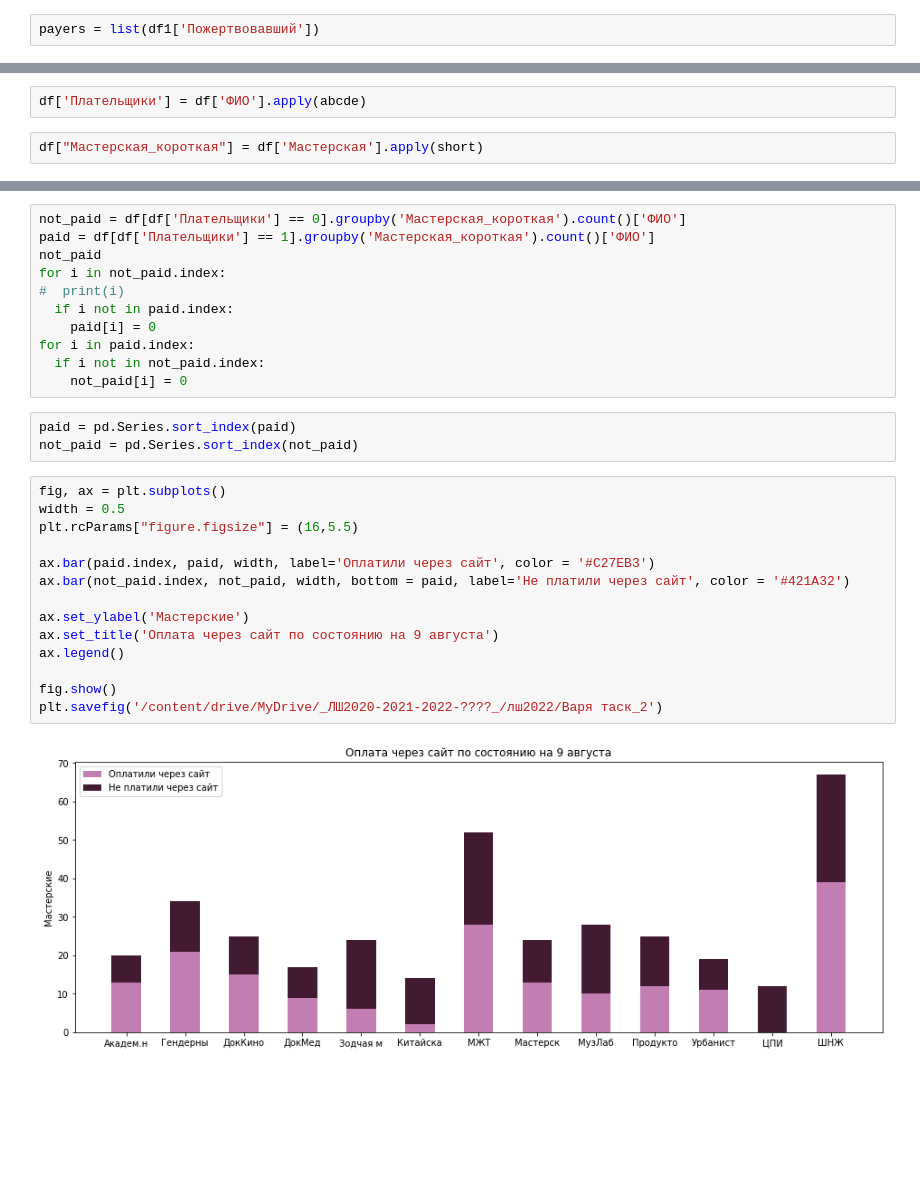
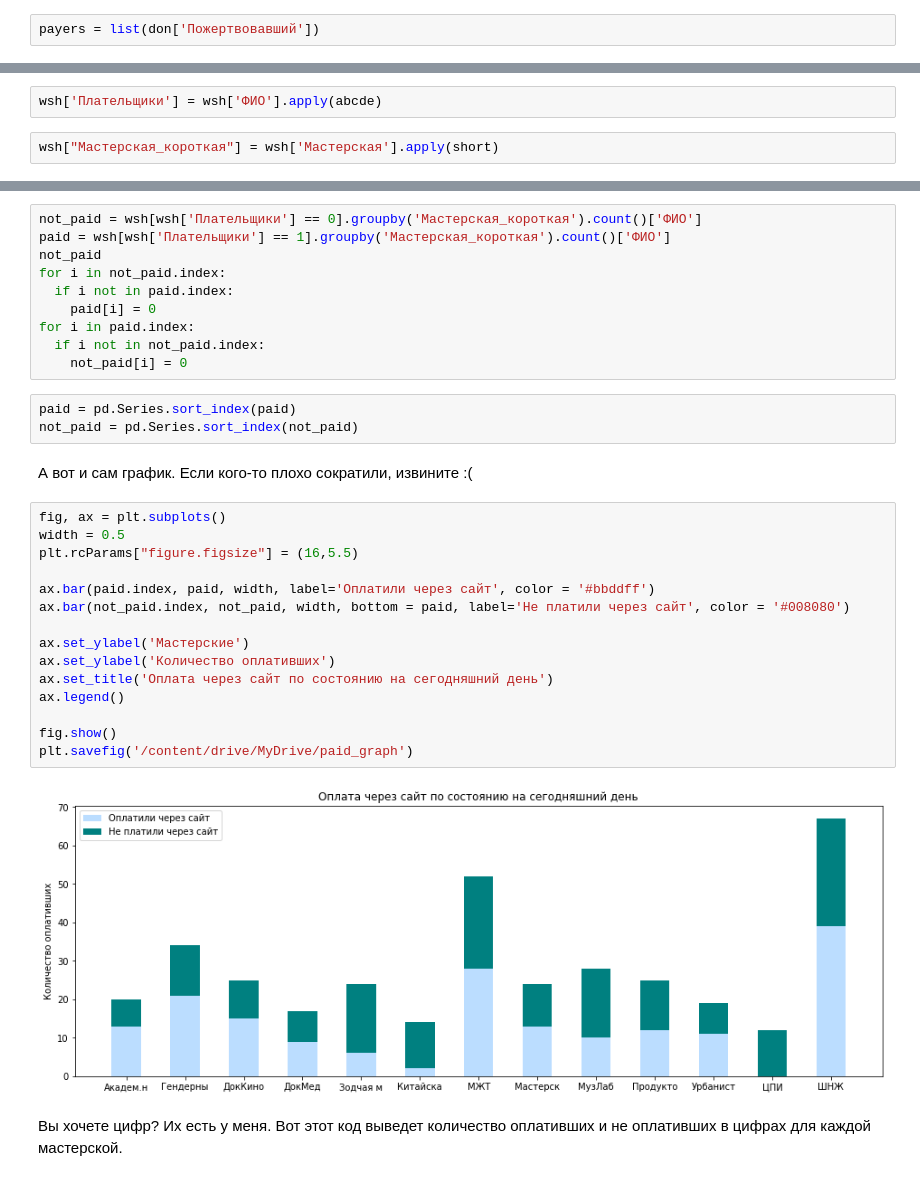
Before and after one commit to arstotrix/lsh-digital-collector, a Jupyter notebook: digital_repo.ipynb, the cells around one changed output, grey strips where cells are left out. Saved outputs shown, nothing was run; the diff lists cells and outputs as text; blank space fills up the shorter version.

```diff
--- a/digital_repo.ipynb
+++ b/digital_repo.ipynb
@@ -56,3 +64,3 @@ df
 # %%
-payers = list(df1['Пожертвовавший'])
+payers = list(don['Пожертвовавший'])
 # %%
@@ -67,4 +81,4 @@ def short(a):
 # %%
-df['Плательщики'] = df['ФИО'].apply(abcde)
+wsh['Плательщики'] = wsh['ФИО'].apply(abcde)
 # %%
-df["Мастерская_короткая"] = df['Мастерская'].apply(short)
+wsh["Мастерская_короткая"] = wsh['Мастерская'].apply(short)
@@ -71,9 +87,8 @@ df["Мастерская_короткая"] = df['Мастерская'].apply(s
 # %%
-not_paid = df[df['Плательщики'] == 0].groupby('Мастерская_короткая').count()['ФИО']
-paid = df[df['Плательщики'] == 1].groupby('Мастерская_короткая').count()['ФИО']
+not_paid = wsh[wsh['Плательщики'] == 0].groupby('Мастерская_короткая').count()['ФИО']
+paid = wsh[wsh['Плательщики'] == 1].groupby('Мастерская_короткая').count()['ФИО']
 not_paid
 for i in not_paid.index:
-#  print(i)
   if i not in paid.index:
     paid[i] = 0
 for i in paid.index:
@@ -82,20 +97,25 @@ for i in paid.index:
 # %%
 paid = pd.Series.sort_index(paid)
 not_paid = pd.Series.sort_index(not_paid)
+# %% [markdown]
+А вот и сам график. Если кого-то плохо сократили, извините :(
 # %%
 fig, ax = plt.subplots()
 width = 0.5
 plt.rcParams["figure.figsize"] = (16,5.5)
 
-ax.bar(paid.index, paid, width, label='Оплатили через сайт', color = '#C27EB3')
-ax.bar(not_paid.index, not_paid, width, bottom = paid, label='Не платили через сайт', color = '#421A32')
+ax.bar(paid.index, paid, width, label='Оплатили через сайт', color = '#bbddff')
+ax.bar(not_paid.index, not_paid, width, bottom = paid, label='Не платили через сайт', color = '#008080')
 
 ax.set_ylabel('Мастерские')
-ax.set_title('Оплата через сайт по состоянию на 9 августа')
+ax.set_ylabel('Количество оплативших')
+ax.set_title('Оплата через сайт по состоянию на сегодняшний день')
 ax.legend()
 
 fig.show()
-plt.savefig('/content/drive/MyDrive/_ЛШ2020-2021-2022-????_/лш2022/Варя таск_2')
+plt.savefig('/content/drive/MyDrive/paid_graph')
 # %% [output]
-[figure, old version]
+[figure, new version]
+# %% [markdown]
+Вы хочете цифр? Их есть у меня. Вот этот код выведет количество оплативших и не оплативших в цифрах для каждой мастерской.
 # %%
```
Also changed, not shown: parts of 19 cells of this notebook.
